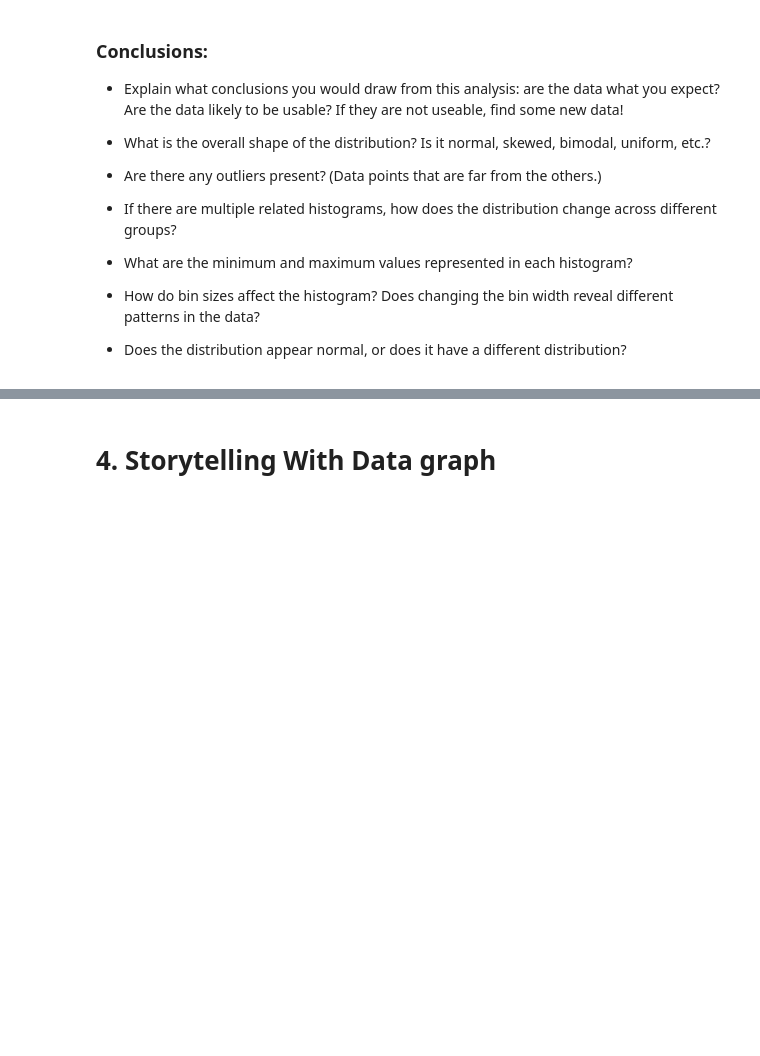
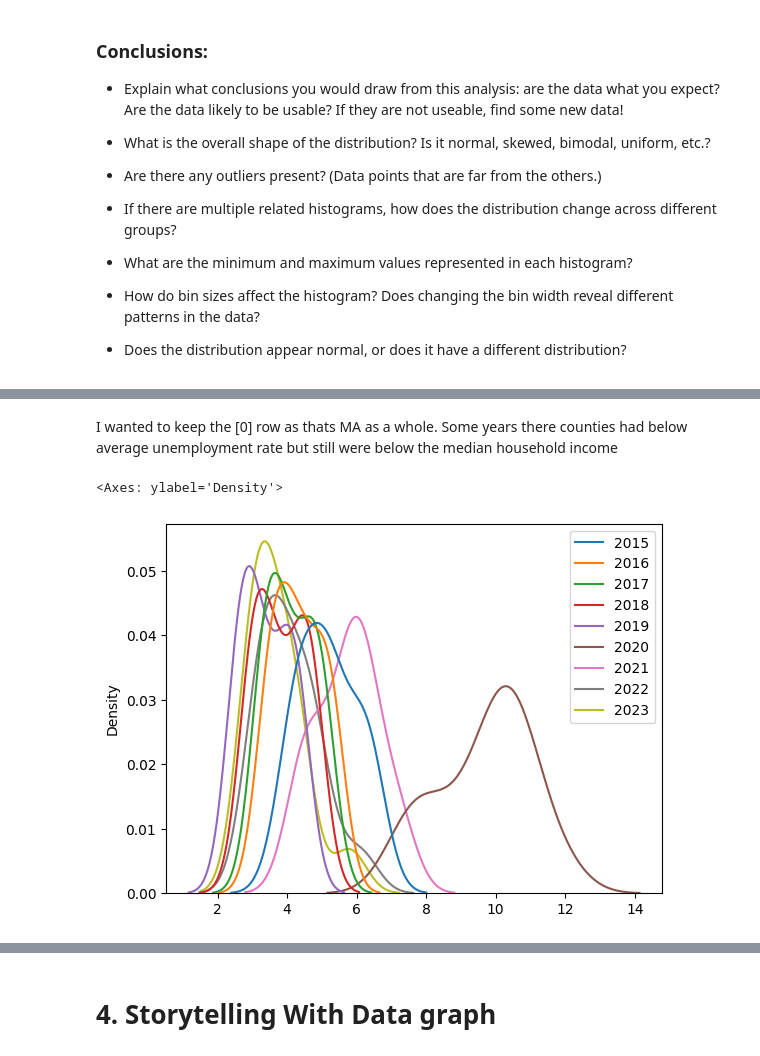
Before and after one commit to manningdbu/OMDS-ModB2-Week-4---Manning-Diana-, a Jupyter notebook: Week4.ipynb, the cells around one changed output, grey strips where cells are left out. Saved outputs shown, nothing was run; the diff lists cells and outputs as text; code cells hidden in the pictures; blank space fills up the shorter version.

```diff
--- a/Week4.ipynb
+++ b/Week4.ipynb
@@ -105,0 +201,8 @@ This week, you will do the same types of exercises as last week, but you should
+# %% [markdown]
+I wanted to keep the [0] row as thats MA as a whole. Some years there counties had below average unemployment rate but still were below the median household income
+# %%
+MA_unemployment_2 = MA_unemployment.drop(columns=['Median Household Income (2022)', '% of State Median HH Income'])
+sns.kdeplot(MA_unemployment_2[1:15]) # I took the MA average out of this one
+# %% [output]
+<Axes: ylabel='Density'>
+[figure, added]
```
Also changed, not shown: parts of 19 cells of this notebook, 2 other files.
